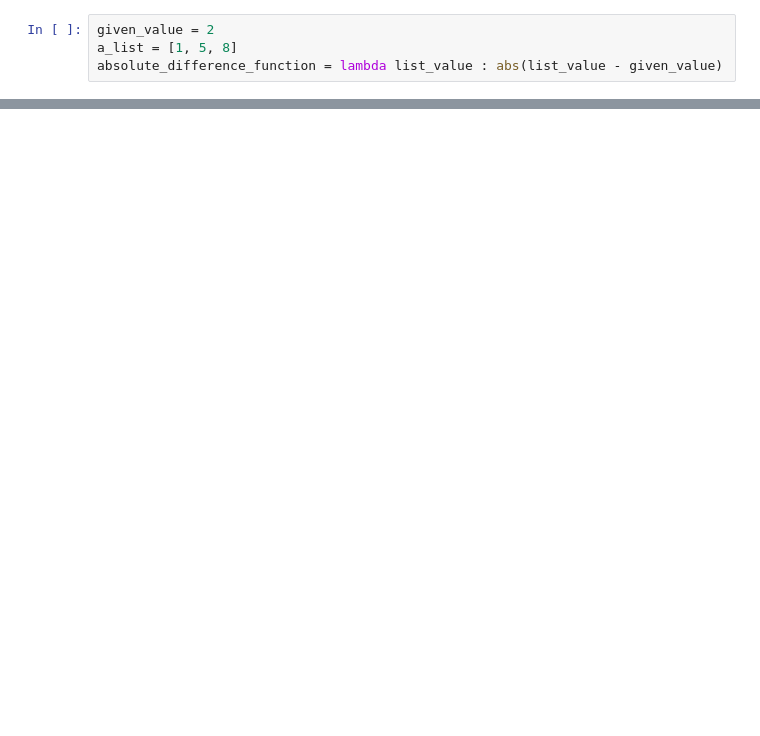
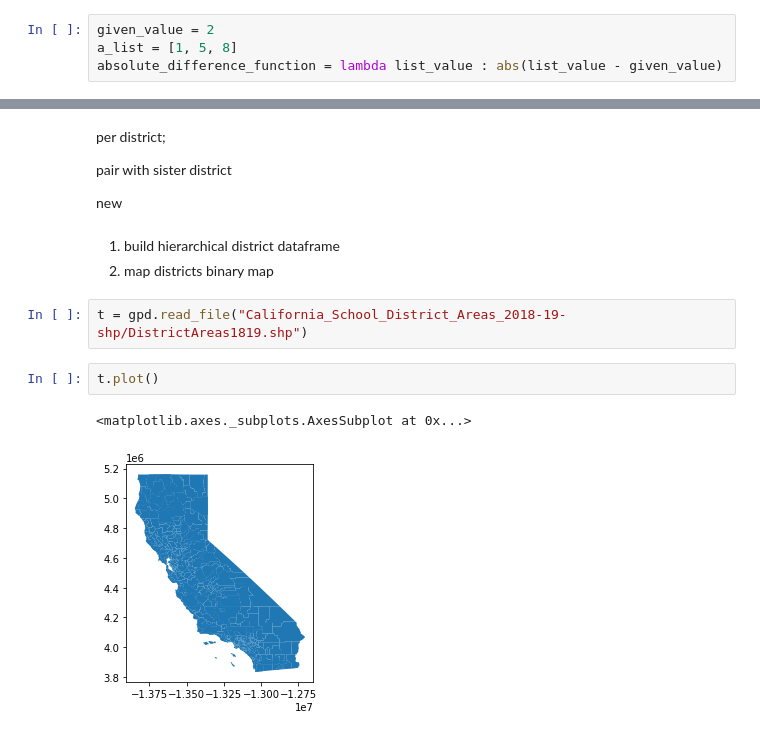
Before and after one commit to fiendskrah/finalcapstone, a Jupyter notebook: rdd.ipynb, the cells around one changed output, grey strips where cells are left out. Saved outputs shown, nothing was run; the diff lists cells and outputs as text; blank space fills up the shorter version.

```diff
--- a/rdd.ipynb
+++ b/rdd.ipynb
@@ -172,0 +311,17 @@ print(closest_value)
+# %% [markdown]
+per district;
+
+pair with sister district
+
+new
+# %% [markdown]
+1) build hierarchical district dataframe
+2) map districts
+binary map
+# %%
+t = gpd.read_file("California_School_District_Areas_2018-19-shp/DistrictAreas1819.shp")
+# %%
+t.plot()
+# %% [output]
+<matplotlib.axes._subplots.AxesSubplot at 0x...>
+[figure, added]
```
Also changed, not shown: parts of 15 cells of this notebook, 18 other files.
